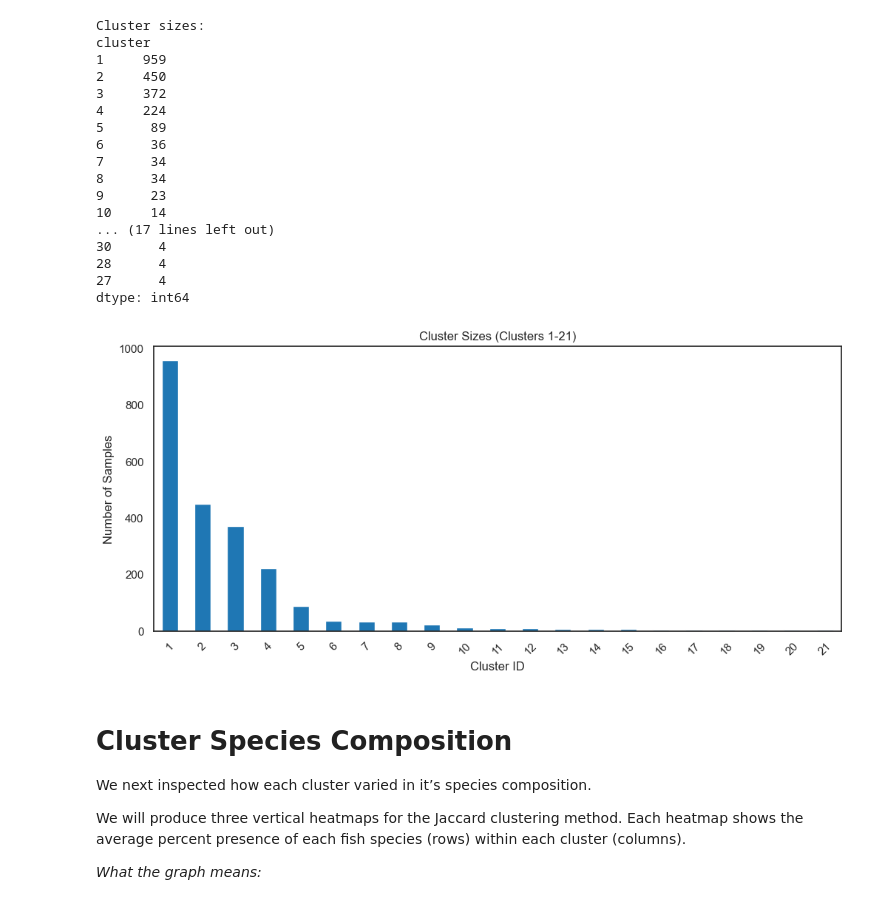
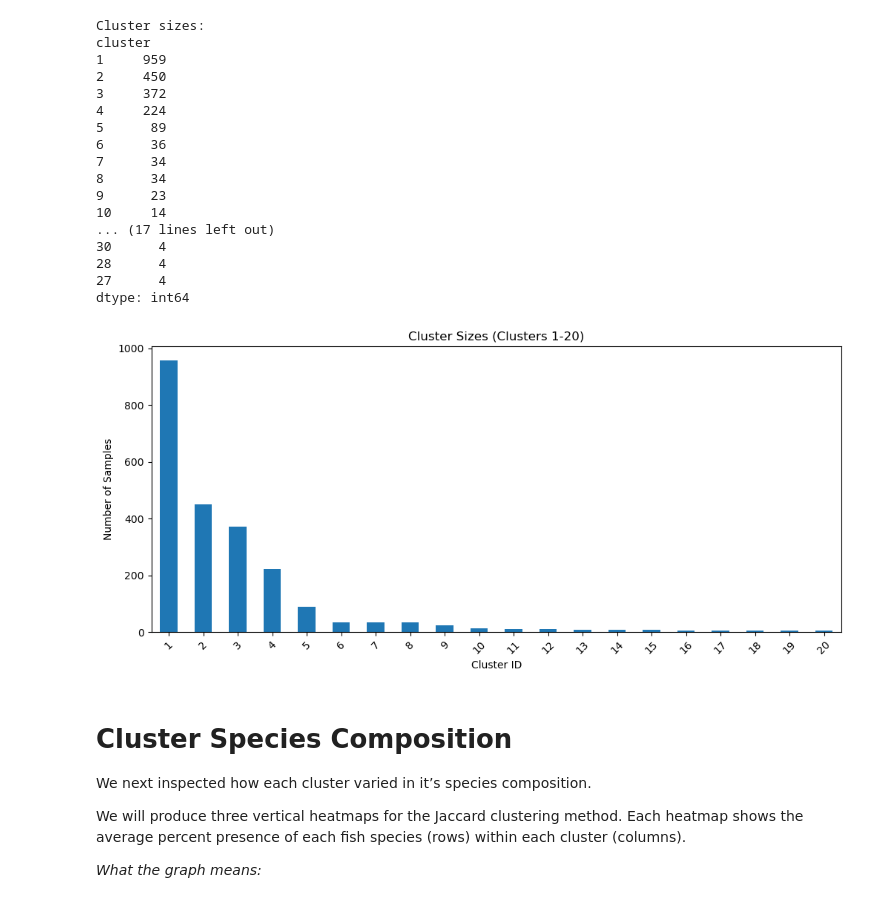
Before and after one commit to jppeirce/ltrm_fish, a Jupyter notebook: 3cluster_visualization.ipynb, the cells around one changed output. Saved outputs shown, nothing was run; the diff lists cells and outputs as text; code cells hidden in the pictures.

Commit message:
new graphs

```diff
--- a/3cluster_visualization.ipynb
+++ b/3cluster_visualization.ipynb
@@ -19,37 +19,37 @@ fish_explore = fish_df_cluster1 # fish_df or fish_df_large or fish_df_top2
 cluster_summary = df_explore.groupby('cluster').size().sort_values(ascending=False)
 print(f"\nCluster sizes:")
 print(cluster_summary.head(30))
 
-# Filter to only clusters 1-21
-clusters_to_show = range(1, 22)
+# Filter to only clusters 1-20
+clusters_to_show = range(1, 21)
 cluster_summary_filtered = cluster_summary[cluster_summary.index.isin(clusters_to_show)].sort_index()
 
 # Visualize cluster size distribution
 plt.figure(figsize=(12, 5))
 cluster_summary_filtered.plot(kind='bar')
 plt.xlabel('Cluster ID')
 plt.ylabel('Number of Samples')
-plt.title('Cluster Sizes (Clusters 1-21)')
+plt.title('Cluster Sizes (Clusters 1-20)')
 plt.xticks(rotation=45);
 # %% [output]
 Cluster sizes:
 cluster
 1     959
 2     450
 3     372
 4     224
 5      89
 6      36
 7      34
 8      34
 9      23
 10     14
 ... (17 lines left out)
 30      4
 28      4
 27      4
 dtype: int64
-[figure, old version]
+[figure, new version]
 # %% [markdown]
 # Cluster Species Composition
 
```
Also changed, not shown: parts of 5 cells of this notebook, 19 other files.
